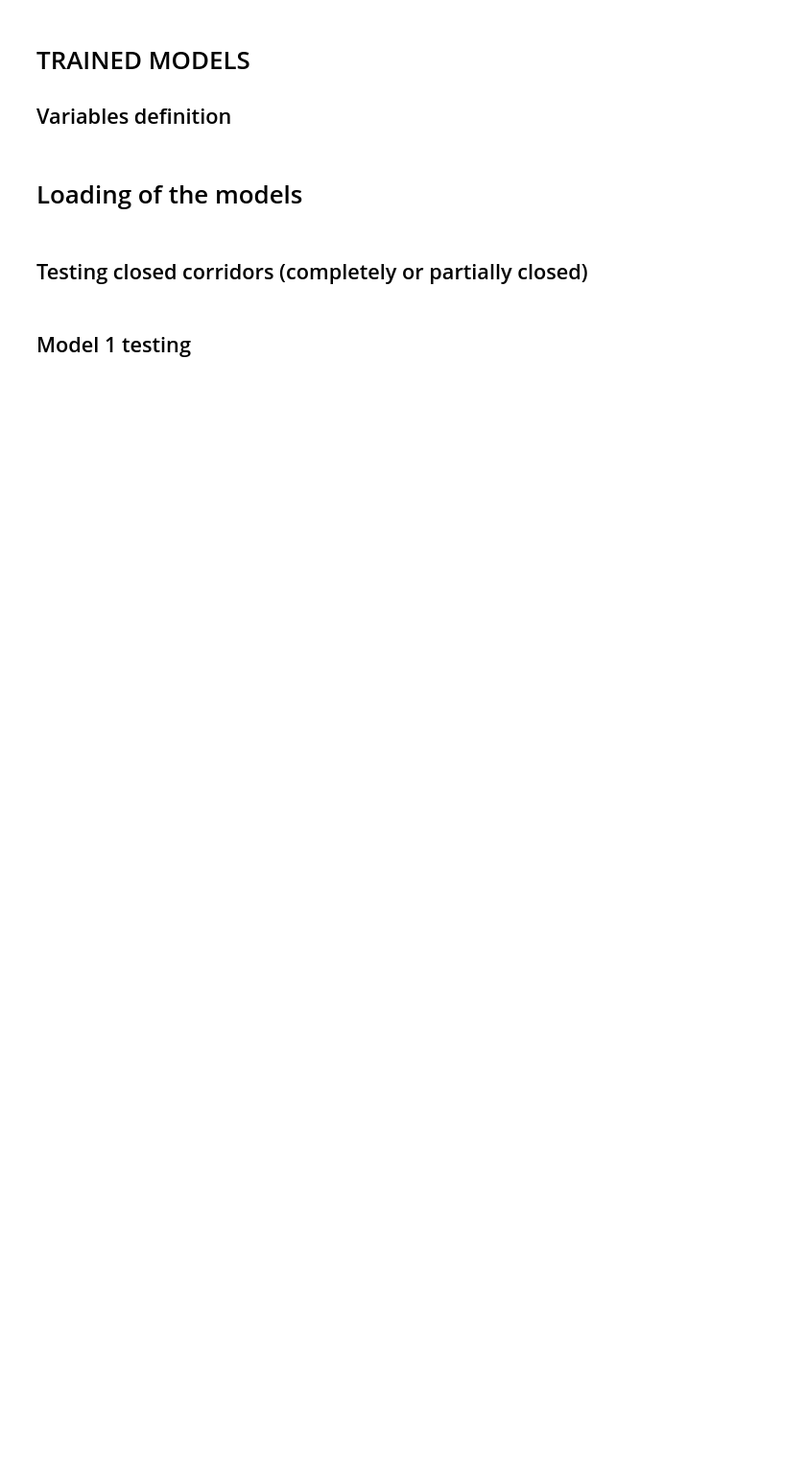
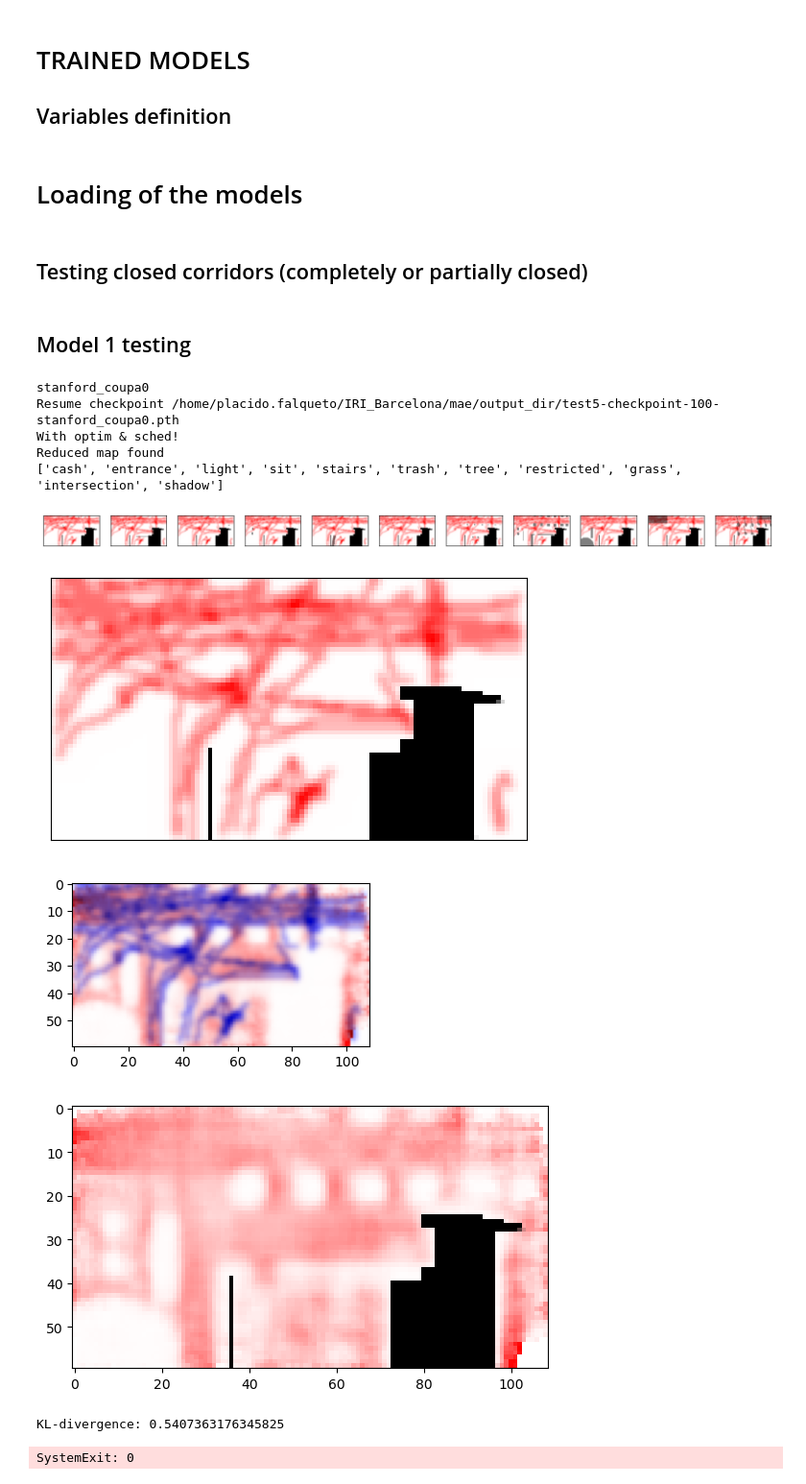
Before and after one commit to pla10/IRI_Barcelona, a Jupyter notebook: mae/test.ipynb, the cells around one changed output. Shown at 96% size. Saved outputs shown, nothing was run; the diff lists cells and outputs as text; code cells hidden in the pictures; blank space fills up the shorter version.

```diff
--- a/mae/test.ipynb
+++ b/mae/test.ipynb
@@ -270,7 +281,7 @@ for map_count, map_name in enumerate(map_list):
   args = get_args_parser()
   args = args.parse_args()
 
-  args.resume = '/home/placido.falqueto/IRI_Barcelona/mae/output_dir/test4-checkpoint-100-'+map_name+'.pth'
+  args.resume = '/home/placido.falqueto/IRI_Barcelona/mae/output_dir/test5-checkpoint-100-'+map_name+'.pth'
 
   device = torch.device(args.device)
 
@@ -461,30 +472,42 @@ for map_count, map_name in enumerate(map_list):
   data_pred = data_pred/data_pred.sum()
   data_pred[data_pred == 0] = 1e-12
   data_pred[data_pred == 1] = 1-1e-12
   data[data == 0] = 1e-12
   data[data == 1] = 1-1e-12
 
   kl = torch.nn.functional.kl_div(data_pred.unsqueeze(0).log(), data.unsqueeze(0), reduction='batchmean').item()
 
   data = data/data.max()
   data_pred = data_pred/data_pred.max()
   plt.figure(figsize=(4,4))
   plt.imshow(np.multiply(np.stack((1-data,1-data,np.full(data.shape,1)),axis=2), np.stack((np.full(data_pred.shape,1),1-data_pred,1-data_pred),axis=2)))
   plt.show()
 
   data_pred = data_pred/np.max(data_pred.detach().cpu().numpy())
   plt.imshow(np.multiply(np.stack((map[:,:,0],map[:,:,0],map[:,:,0]),axis=2), np.stack((np.full(data_pred.shape,1),1-data_pred,1-data_pred),axis=2)), vmin=0, vmax=1)
   # plt.imshow(np.multiply(np.stack((map[:,:,0],map[:,:,0],map[:,:,0]),axis=2), np.stack((np.full(data_pred.shape,1),1-data_pred,1-data_pred),axis=2)), vmin=0, vmax=1)
   ax.get_xaxis().set_visible(False)
   ax.get_yaxis().set_visible(False)
   plt.show()
 
   print(f'KL-divergence: {kl}')
   # # print(f'KL-divergences: {kls}')
   # print(f'KL-divergence average: {np.average(kls)}')
   # print(f'KL-divergence std: {np.std(kls)}')
   kl1 = np.append(kl1,kl)
 
 print('-----------------------------')
 print(f'Mean KL-divergence: {np.mean(kl1)}')
 print(f'Std KL-divergence: {np.std(kl1)}')
+# %% [output]
+stanford_coupa0
+Resume checkpoint /home/placido.falqueto/IRI_Barcelona/mae/output_dir/test5-checkpoint-100-stanford_coupa0.pth
+With optim & sched!
+Reduced map found
+['cash', 'entrance', 'light', 'sit', 'stairs', 'trash', 'tree', 'restricted', 'grass', 'intersection', 'shadow']
+[figure, added]
+[figure, added]
+[figure, added]
+[figure, added]
+KL-divergence: 0.5407363176345825
+SystemExit: 0
```
Also changed, not shown: parts of 2 cells of this notebook, 3 other files.
